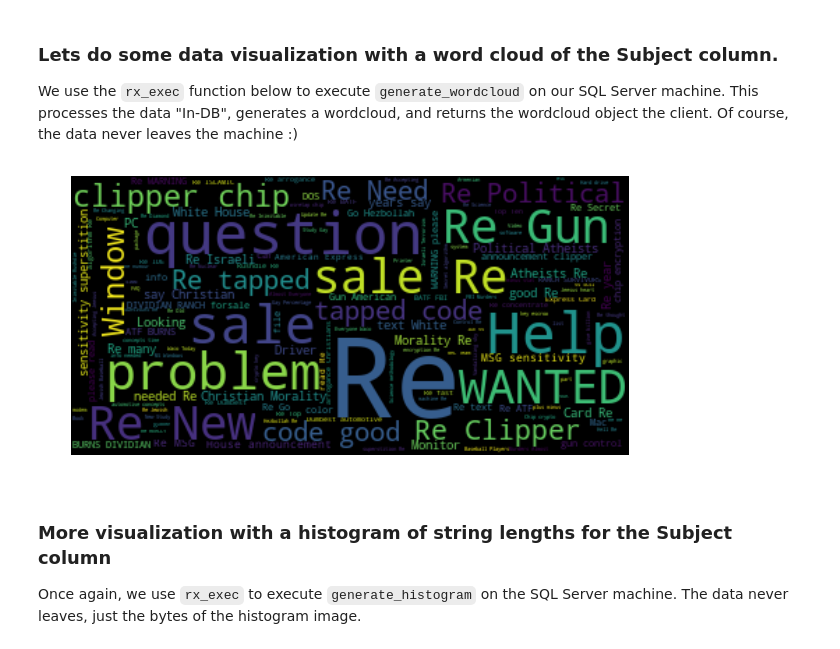
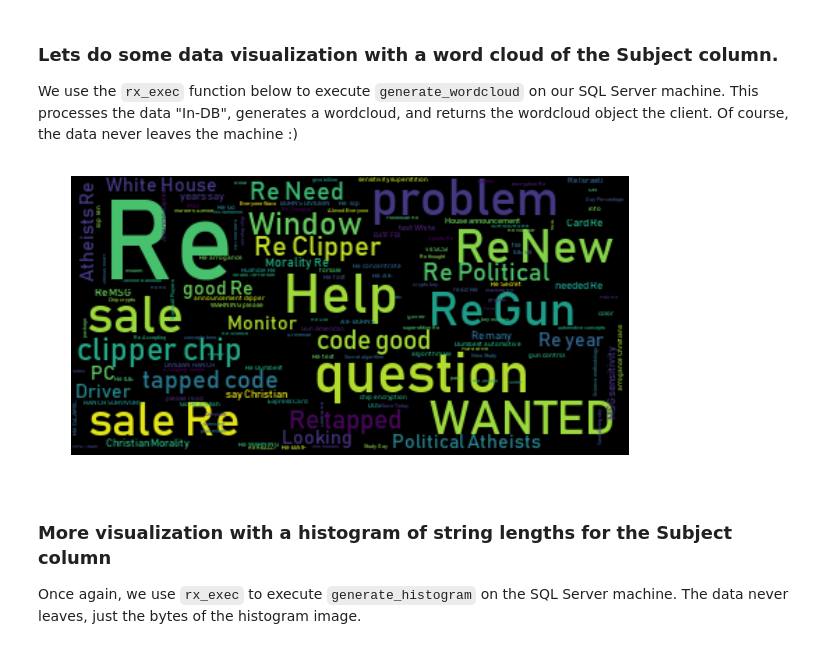
Before and after one commit to mmnormyle/pycondemos, a Jupyter notebook: TextClassificationPython.ipynb, the cells around one changed output. Cells and saved outputs as stored; diff of their text form; code cells hidden in the pictures.

```diff
--- a/TextClassificationPython.ipynb
+++ b/TextClassificationPython.ipynb
@@ -11,13 +11,20 @@ With SQL Server ML Services, we can visualize the data and train the model on th
 
 This "compute context" will allow us to easily execute arbitrary Python functions on our SQL Server machine.
 # %%
+%load_ext autoreload
+%autoreload 2
+
 from revoscalepy import RxInSqlServer, rx_exec, RxSqlServerData, rx_import
 import os
+import sqlpyutils
 
 db = "TextClassification_Py"
+server = os.environ["MY_SQL_HOSTNAME"]
+uid = os.environ["MY_SQL_USER"]
+pwd = os.environ["MY_SQL_PWD"]
 
-connection_string = "Driver=SQL Server;Server={};Database={};Trusted_Connection=Yes;".format("localhost", db)
-
+connection_string = "Driver=SQL Server;Server={};Database={};Uid={};Pwd={};".format(server, db, uid, pwd)
+connection = sqlpyutils.ConnectionInfo(server=server, database=db, uid=uid, pwd=pwd)
 sql_compute_context = RxInSqlServer(connection_string=connection_string)
 
 sql_sample = RxSqlServerData(sql_query="select top 5 * from News_Train", connection_string=connection_string)
@@ -40,27 +49,20 @@ We use the `rx_exec` function below to execute `generate_wordcloud` on our SQL S
 # %%
 import matplotlib.pyplot as plt
 
 def generate_wordcloud():
     from wordcloud import WordCloud
-    from revoscalepy import RxSqlServerData, rx_import
+    text = ' '.join(InputDataSet["Subject"])
+    return WordCloud(max_font_size=80).generate(text)
 
-    internal_con_str = "Driver=SQL Server;Server=localhost;Database=TextClassification_Py;Trusted_Connection=Yes;"
-    sql_train_data = RxSqlServerData(connection_string=internal_con_str, sql_query = "select * from News_Train")
-    df = rx_import(sql_train_data)
-
-    text = ' '.join(df["Subject"])
-
-    wc = WordCloud(max_font_size=80).generate(text)
-    return wc
-
-wc = rx_exec(generate_wordcloud, compute_context=sql_compute_context)[0]
+wc = sqlpyutils.execute_in_sql(connection, generate_wordcloud, input_data_query="select * from News_Train")
+wc.font_path = os.path.join("C:", "Windows", "Fonts", "bahnschrift")
 
 plt.figure(figsize=(10,10))
 plt.imshow(wc, interpolation="bilinear")
 plt.axis("off")
 plt.show()
 # %% [output]
-[figure, old version]
+[figure, new version]
 # %% [markdown]
 ### More visualization with a histogram of string lengths for the Subject column
 
```
Also changed, not shown: parts of 2 cells of this notebook.
